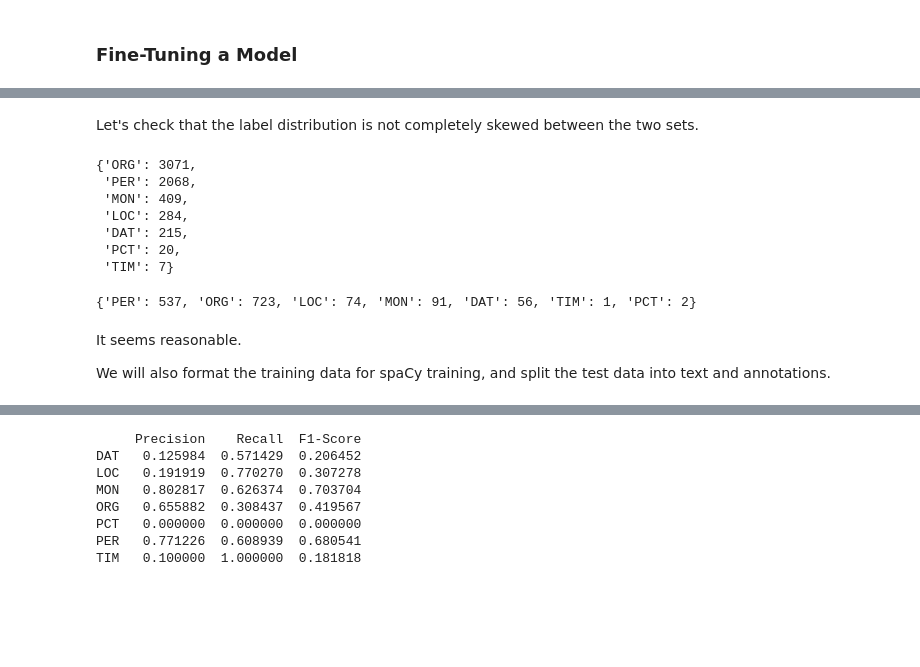
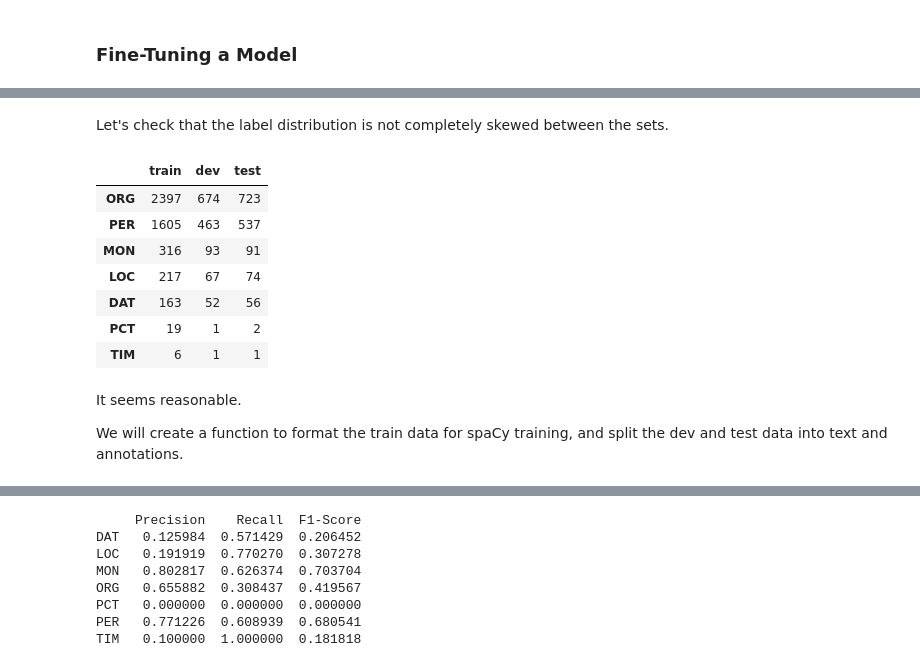
Before and after one commit to ChristianSneffeFleischer/SYP2024-NL-P, a Jupyter notebook: spaCy.ipynb, the cells around one changed output, grey strips where cells are left out. Saved outputs shown, nothing was run; the diff lists cells and outputs as text; code cells hidden in the pictures; blank space fills up the shorter version.

```diff
--- a/spaCy.ipynb
+++ b/spaCy.ipynb
@@ -344,8 +343,0 @@ We first split the dataset into training and test data. We could attempt to stra
-# %%
-# Define split variables
-test_size = 0.2
-split_idx = int(len(eng_full) * (1 - test_size))
-
-eng_train = eng_full[:split_idx]
-eng_test = eng_full[split_idx:]
-eng_train
@@ -369,0 +344,11 @@ eng_train
+# %%
+# Define function to split data
+def train_test_split(data, test_size):
+    split_idx = int(len(data) * (1 - test_size))
+    train = data[:split_idx]
+    test = data[split_idx:]
+    return train, test
+
+train_and_dev, test = train_test_split(eng_full, .2)
+train, dev = train_test_split(train_and_dev, 0.2)
+train
@@ -370,20 +373,21 @@ eng_train
 # %% [markdown]
-Let's check that the label distribution is not completely skewed between the two sets.
+Let's check that the label distribution is not completely skewed between the sets.
-# %%
-label_distribution(continuous_string(eng_train)[1])
-# %% [output]
-{'ORG': 3071,
- 'PER': 2068,
- 'MON': 409,
- 'LOC': 284,
- 'DAT': 215,
- 'PCT': 20,
- 'TIM': 7}
-# %%
-label_distribution(continuous_string(eng_test)[1])
-# %% [output]
-{'PER': 537, 'ORG': 723, 'LOC': 74, 'MON': 91, 'DAT': 56, 'TIM': 1, 'PCT': 2}
+# %%
+pd.DataFrame({
+    'train': label_distribution(continuous_string(train)[1]),
+    'dev': label_distribution(continuous_string(dev)[1]),
+    'test': label_distribution(continuous_string(test)[1])
+})
+# %% [output]
+|  | train | dev | test |
+| ORG | 2397 | 674 | 723 |
+| PER | 1605 | 463 | 537 |
+| MON | 316 | 93 | 91 |
+| LOC | 217 | 67 | 74 |
+| DAT | 163 | 52 | 56 |
+| PCT | 19 | 1 | 2 |
+| TIM | 6 | 1 | 1 |
 # %% [markdown]
 It seems reasonable.
 
-We will also format the training data for spaCy training, and split the test data into text and annotations.
+We will create a function to format the train data for spaCy training, and split the dev and test data into text and annotations.
```
Also changed, not shown: parts of 32 cells of this notebook, 28 other files.
